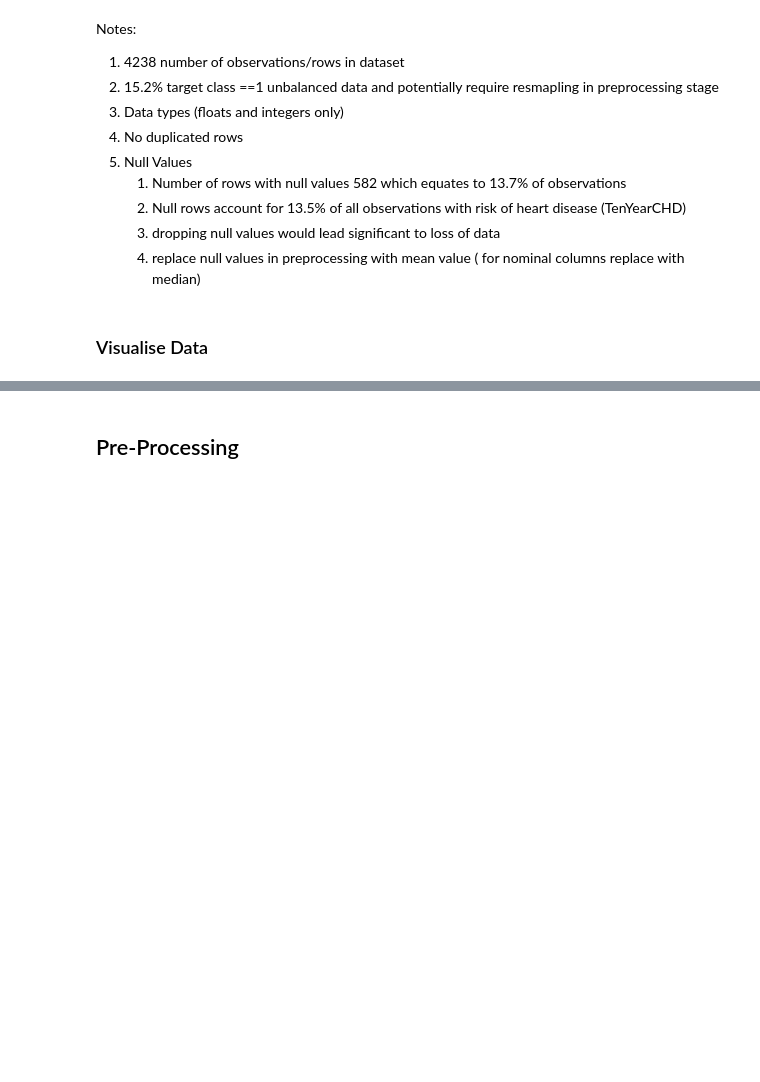
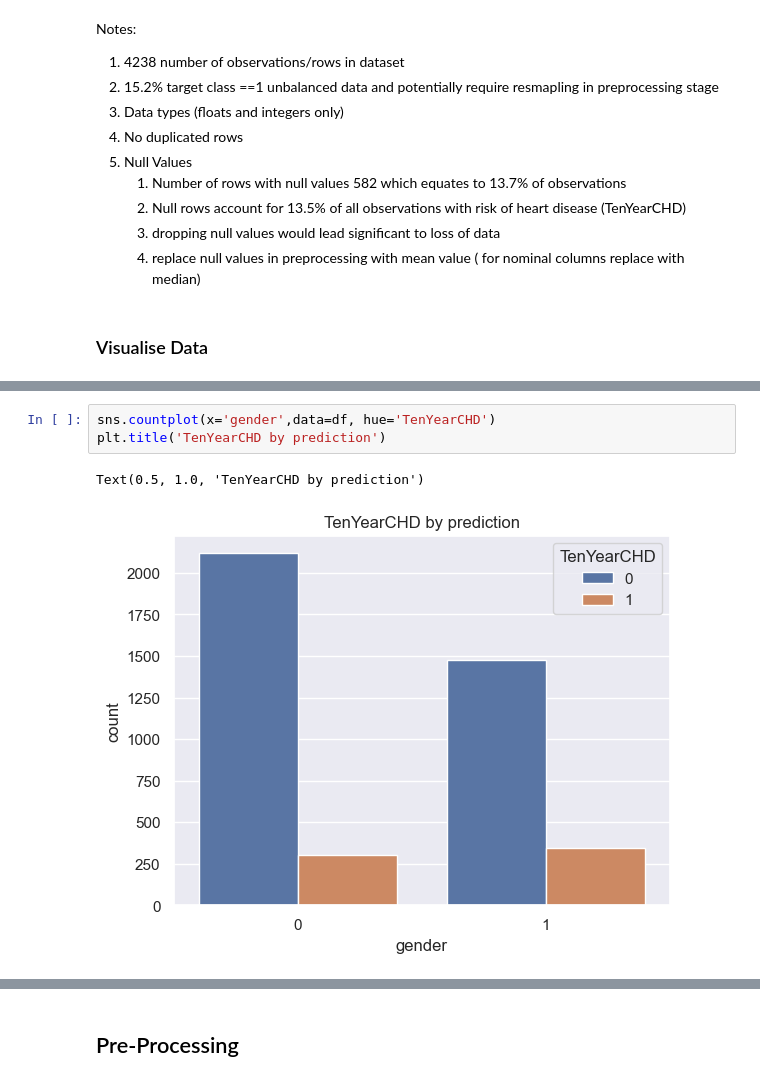
Before and after one commit to shahedkarolia/UCDPA_SKarolia, a Jupyter notebook: UCD_PA_ ML_Assignment_Notebook.ipynb, the cells around one changed output, grey strips where cells are left out. Saved outputs shown, nothing was run; the diff lists cells and outputs as text; blank space fills up the shorter version.

```diff
--- a/UCD_PA_ ML_Assignment_Notebook.ipynb
+++ b/UCD_PA_ ML_Assignment_Notebook.ipynb
@@ -286,0 +323,6 @@ Notes:
+# %%
+sns.countplot(x='gender',data=df, hue='TenYearCHD')
+plt.title('TenYearCHD by prediction')
+# %% [output]
+Text(0.5, 1.0, 'TenYearCHD by prediction')
+[figure, added]
```
Also changed, not shown: parts of 17 cells of this notebook.
